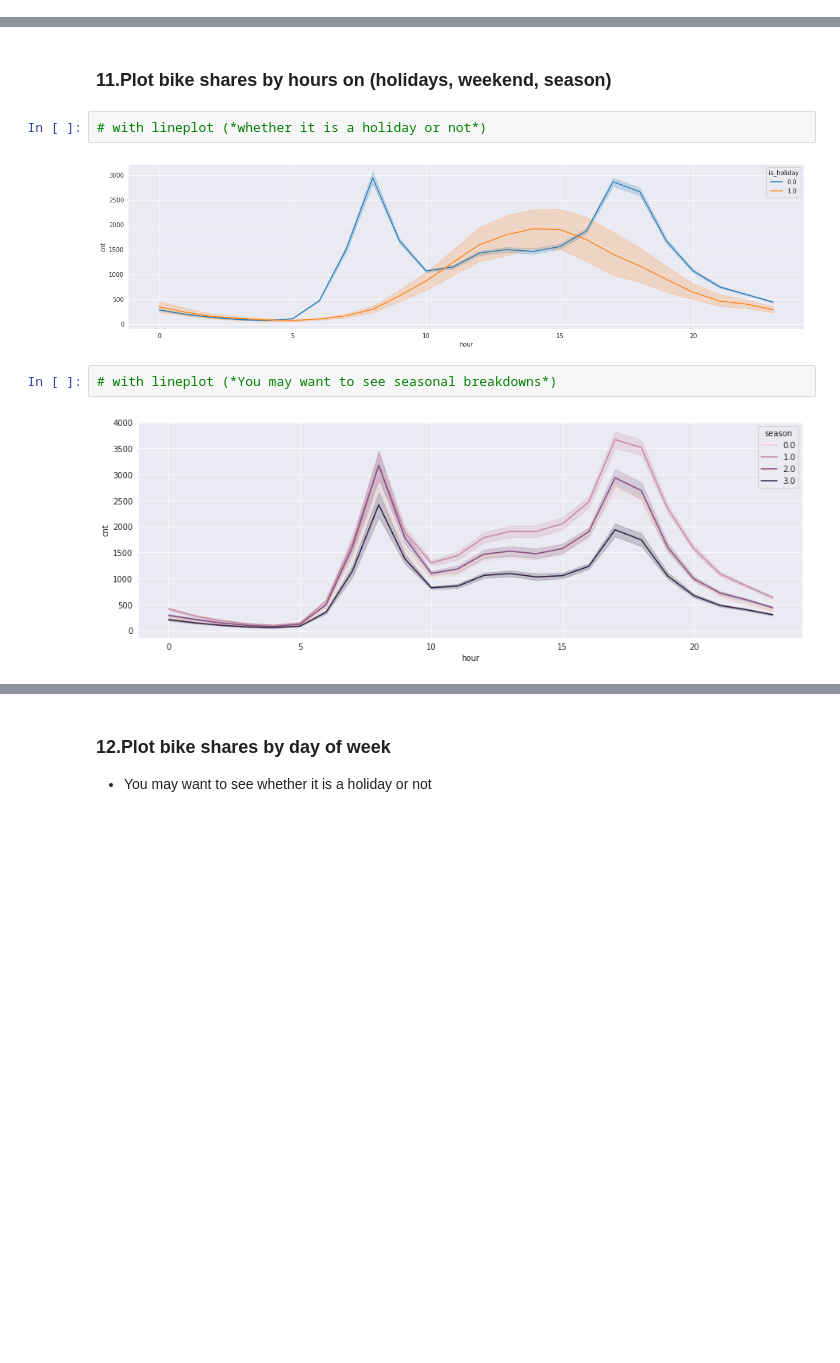
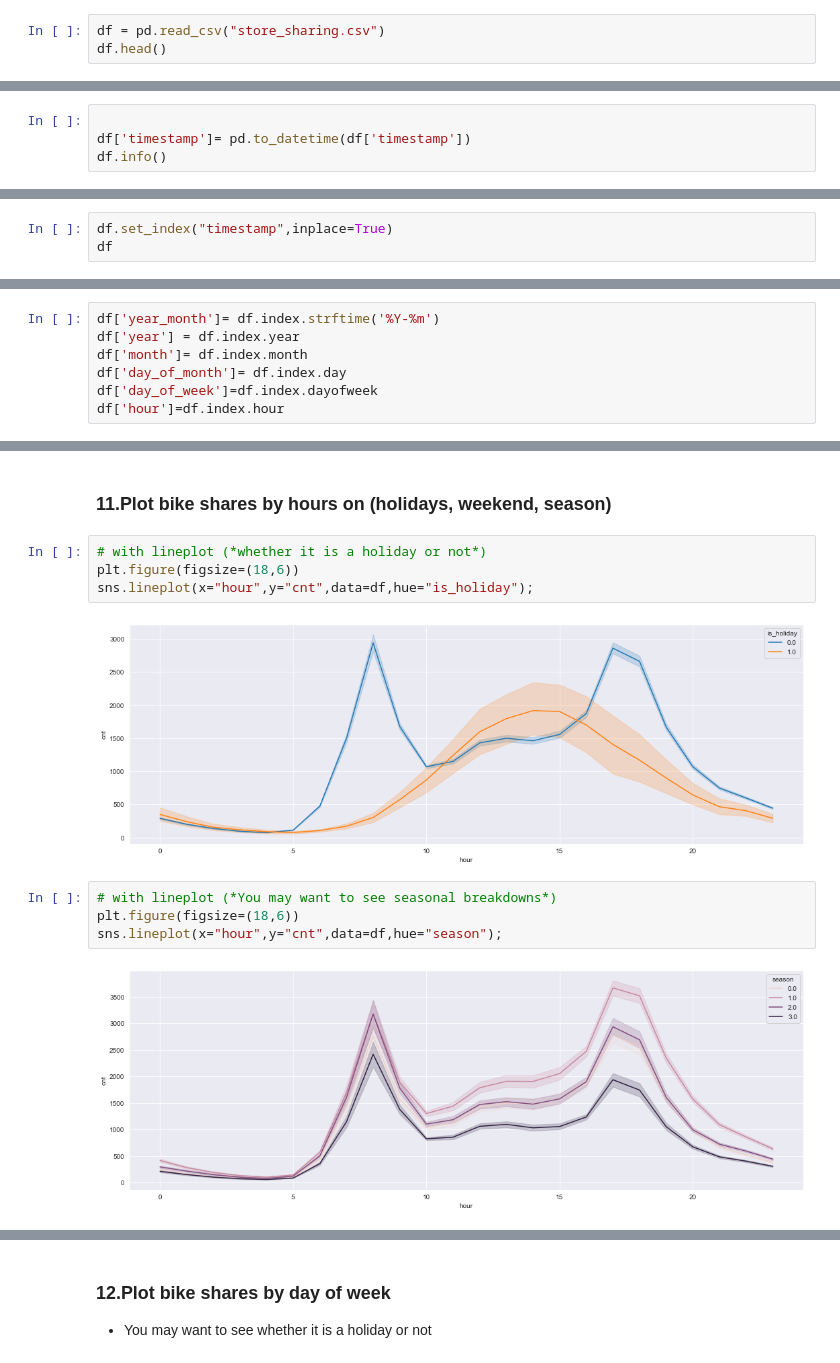
Before and after one commit to gerogeykp/Data-Science, a Jupyter notebook: DV_capstone_student.ipynb, the cells around one changed output, grey strips where cells are left out. Saved outputs shown, nothing was run; the diff lists cells and outputs as text; blank space fills up the shorter version.

```diff
--- a/DV_capstone_student.ipynb
+++ b/DV_capstone_student.ipynb
@@ -74,0 +67,3 @@ warnings.filterwarnings("ignore")
+# %%
+df = pd.read_csv("store_sharing.csv")
+df.head()
@@ -122,0 +122,4 @@ dtype: int64
+# %%
+
+df['timestamp']= pd.to_datetime(df['timestamp'])
+df.info()
@@ -122,0 +144,3 @@ dtype: int64
+# %%
+df.set_index("timestamp",inplace=True)
+df
@@ -126,6 +165,13 @@ dtype: int64
 ### 6.Make feature engineering. Extract new columns (day of the week, day of the month, hour, month, season, year etc.)
 # %% [markdown]
 you can use strftime('%Y-%m') for year_mount
+# %%
+df['year_month']= df.index.strftime('%Y-%m')
+df['year'] = df.index.year
+df['month']= df.index.month
+df['day_of_month']= df.index.day
+df['day_of_week']=df.index.dayofweek
+df['hour']=df.index.hour
 # %%
 df.head()
 # %% [output]
@@ -179,9 +285,13 @@ df.head()
 ### 11.Plot bike shares by hours on (holidays, weekend, season)
 # %%
 # with lineplot (*whether it is a holiday or not*)
+plt.figure(figsize=(18,6))
+sns.lineplot(x="hour",y="cnt",data=df,hue="is_holiday");
 # %% [output]
-[figure, old version]
+[figure, new version]
 # %%
 # with lineplot (*You may want to see seasonal breakdowns*)
+plt.figure(figsize=(18,6))
+sns.lineplot(x="hour",y="cnt",data=df,hue="season");
 # %% [output]
-[figure, old version]
+[figure, new version]
```
Also changed, not shown: parts of 62 cells of this notebook.
